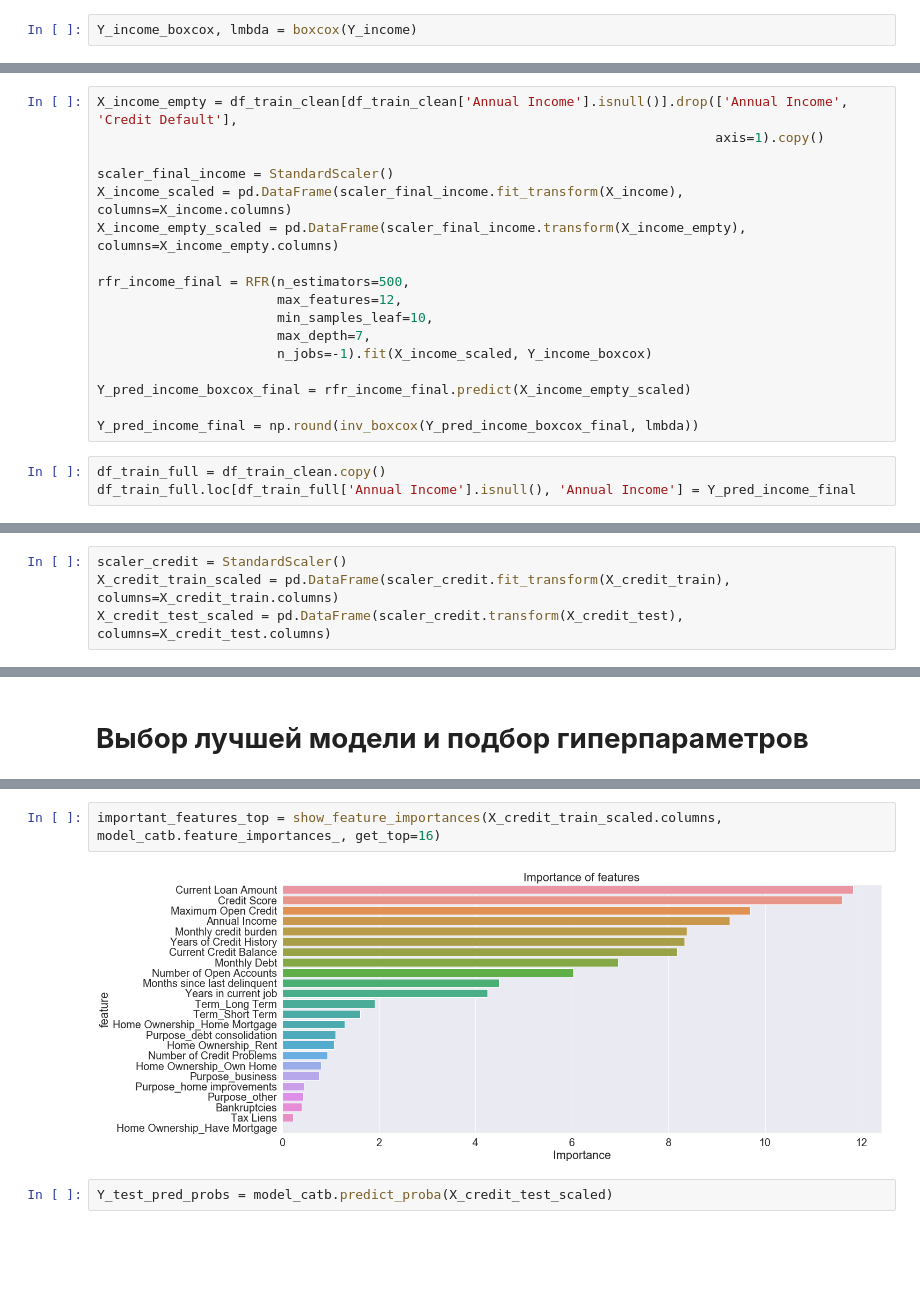
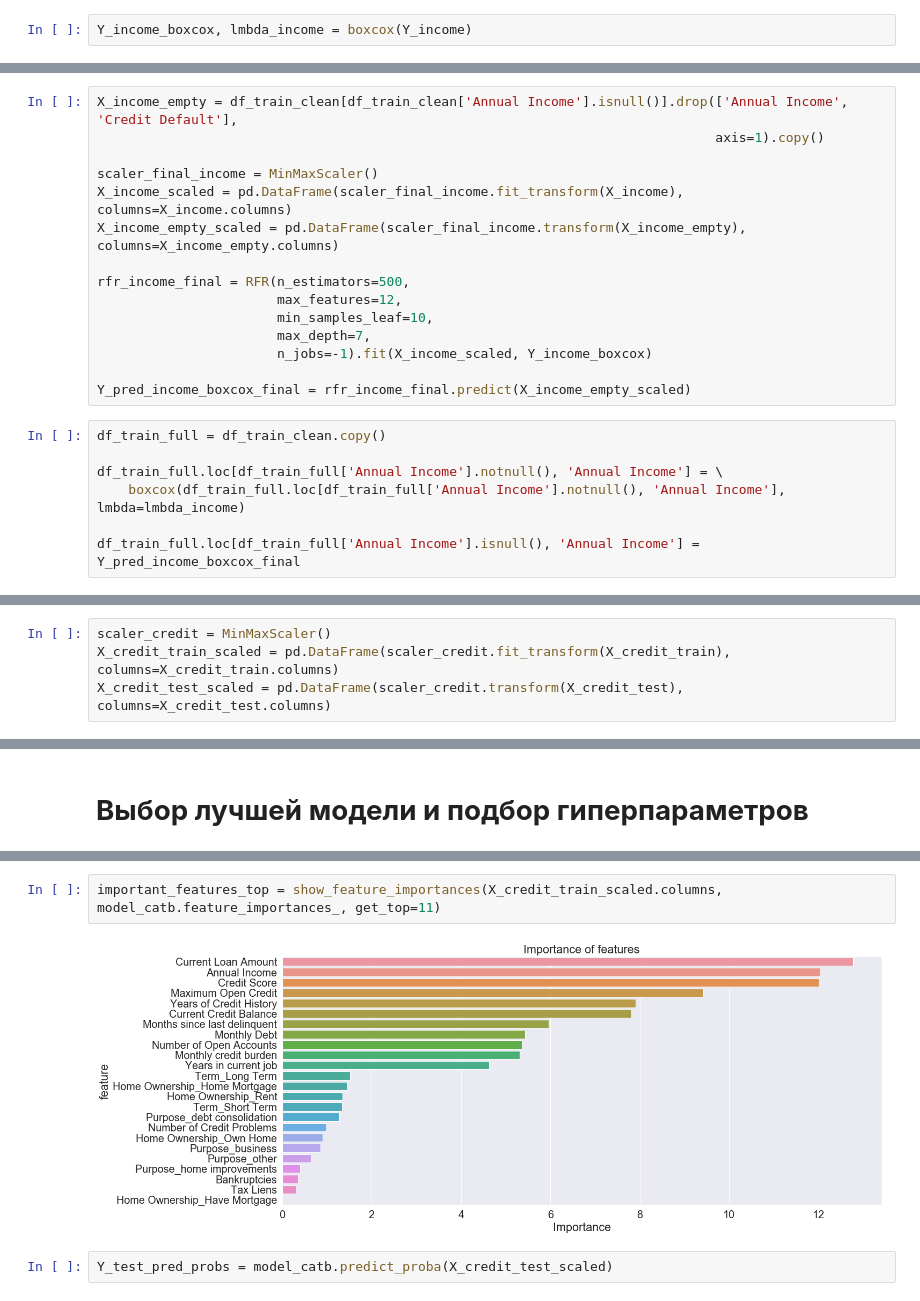
Before and after one commit to GruXsqK/Python_Libraries_for_Data_Science, a Jupyter notebook: ABelinskiy_solution.ipynb, the cells around one changed output, grey strips where cells are left out. Cells and saved outputs as stored; diff of their text form; blank space fills up the shorter version.

```diff
--- a/ABelinskiy_solution.ipynb
+++ b/ABelinskiy_solution.ipynb
@@ -475,7 +604,7 @@ __Разобьем датасет на X и Y, выполним нормализ
 X_income = df_train_clean[df_train_clean['Annual Income'].notnull()].drop(['Annual Income', 'Credit Default'], axis=1).copy()
 Y_income = df_train_clean[df_train_clean['Annual Income'].notnull()]['Annual Income'].copy()
 # %%
-Y_income_boxcox, lmbda = boxcox(Y_income)
+Y_income_boxcox, lmbda_income = boxcox(Y_income)
 # %%
 X_train_income, X_test_income, Y_train_income, Y_test_income = train_test_split(X_income, Y_income_boxcox, test_size=0.25)
 # %%
@@ -580,7 +649,7 @@ __Обучим данную модель на полном наборе данн
 X_income_empty = df_train_clean[df_train_clean['Annual Income'].isnull()].drop(['Annual Income', 'Credit Default'],
                                                                                axis=1).copy()
 
-scaler_final_income = StandardScaler()
+scaler_final_income = MinMaxScaler()
 X_income_scaled = pd.DataFrame(scaler_final_income.fit_transform(X_income), columns=X_income.columns)
 X_income_empty_scaled = pd.DataFrame(scaler_final_income.transform(X_income_empty), columns=X_income_empty.columns)
 
@@ -591,11 +660,13 @@ rfr_income_final = RFR(n_estimators=500,
                        n_jobs=-1).fit(X_income_scaled, Y_income_boxcox)
 
 Y_pred_income_boxcox_final = rfr_income_final.predict(X_income_empty_scaled)
-
-Y_pred_income_final = np.round(inv_boxcox(Y_pred_income_boxcox_final, lmbda))
 # %%
 df_train_full = df_train_clean.copy()
-df_train_full.loc[df_train_full['Annual Income'].isnull(), 'Annual Income'] = Y_pred_income_final
+
+df_train_full.loc[df_train_full['Annual Income'].notnull(), 'Annual Income'] = \
+    boxcox(df_train_full.loc[df_train_full['Annual Income'].notnull(), 'Annual Income'], lmbda=lmbda_income)
+
+df_train_full.loc[df_train_full['Annual Income'].isnull(), 'Annual Income'] = Y_pred_income_boxcox_final
 # %% [markdown]
 __Сохраним модели.__
 # %%
@@ -658,7 +735,7 @@ X_credit = df_train_overfull.drop('Credit Default', axis=1).copy()
 X_credit_train, X_credit_test, Y_credit_train, Y_credit_test = \
     train_test_split(X_credit, Y_credit, shuffle=True, test_size=0.25, random_state=21)
 # %%
-scaler_credit = StandardScaler()
+scaler_credit = MinMaxScaler()
 X_credit_train_scaled = pd.DataFrame(scaler_credit.fit_transform(X_credit_train), columns=X_credit_train.columns)
 X_credit_test_scaled = pd.DataFrame(scaler_credit.transform(X_credit_test), columns=X_credit_test.columns)
 # %% [markdown]
@@ -814,7 +891,7 @@ show_learning_curve_plot(model_catb, X_credit, Y_credit)
 # %%
-important_features_top = show_feature_importances(X_credit_train_scaled.columns, model_catb.feature_importances_, get_top=16)
+important_features_top = show_feature_importances(X_credit_train_scaled.columns, model_catb.feature_importances_, get_top=11)
 # %% [output]
-[figure, old version]
+[figure, new version]
 # %%
 Y_test_pred_probs = model_catb.predict_proba(X_credit_test_scaled)
 # %%
```
Also changed, not shown: parts of 53 cells of this notebook, 15 other files.
